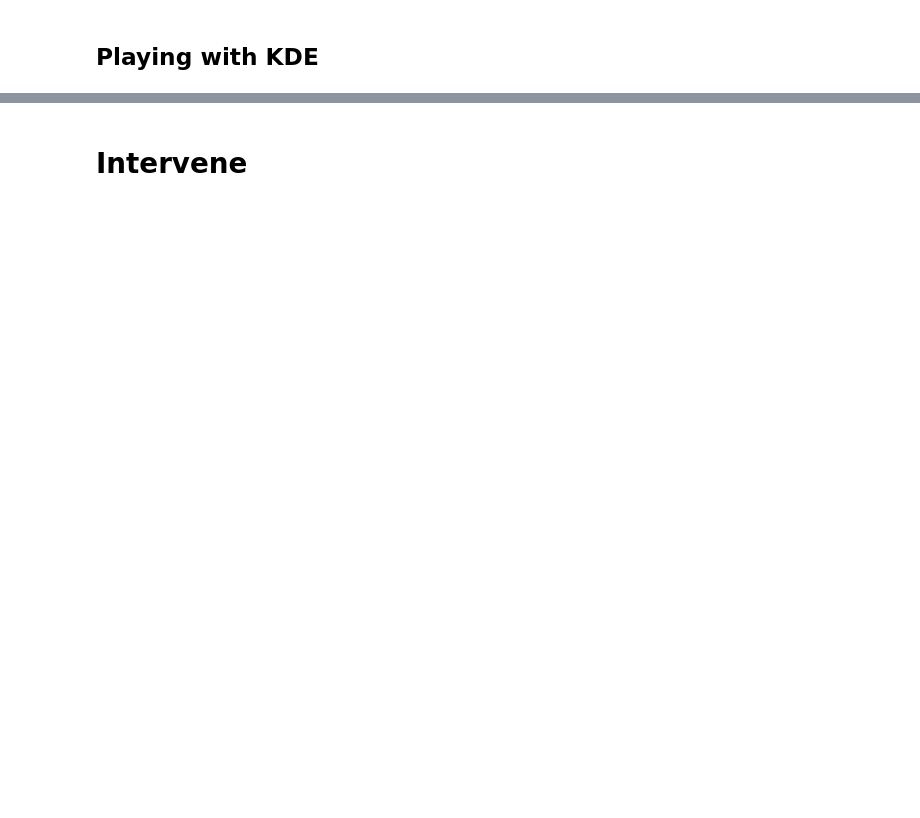
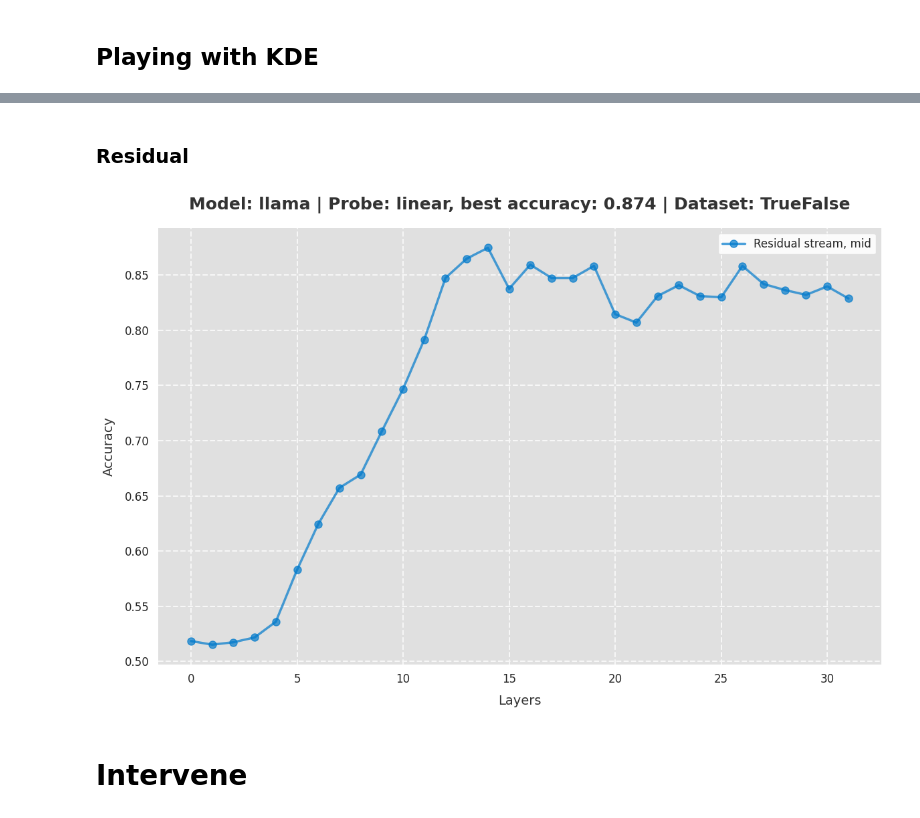
Before and after one commit to Supersheep7/belief-repr1, a Jupyter notebook: exp1.ipynb, the cells around one changed output, grey strips where cells are left out. Drawn from its saved outputs; the diff is of its cells as text; code cells hidden in the pictures; blank space fills up the shorter version.

```diff
--- a/exp1.ipynb
+++ b/exp1.ipynb
@@ -362,20 +404,18 @@ pretty_heatmap(tot_accuracies_heads,
+# %% [markdown]
+### Residual
 # %%
-# For instance
-
-probe_config.lr = 1e-4 * 5
-probe_config.dropout = 0.1
-probe_config.batch_size = 256
-probe_config.control = False
-probe_config.probe_type = 'mlp'
+# I didn't tqdm wrap the loop, the cell takes ~ the time of the sweep on attn heads
 
 accuracies, directions, _ = probe_sweep(resid_activations.values(), resid_labels, probe_config)
 
 pretty_line(x=accuracies,
             title=f"Model: {MODEL} | Probe: {probe_config.probe_type}, best accuracy: {np.array(accuracies).max():.3f} | Dataset: TrueFalse",
             x_axis="Layers",
             y_axis="Accuracy",
             x_label="Residual stream, mid",
             y_label="Accuracy")
+# %% [output]
+[figure, added]
 # %% [markdown]
 # Intervene
 # %%
```
Also changed, not shown: parts of 23 cells of this notebook, 4 other files.
